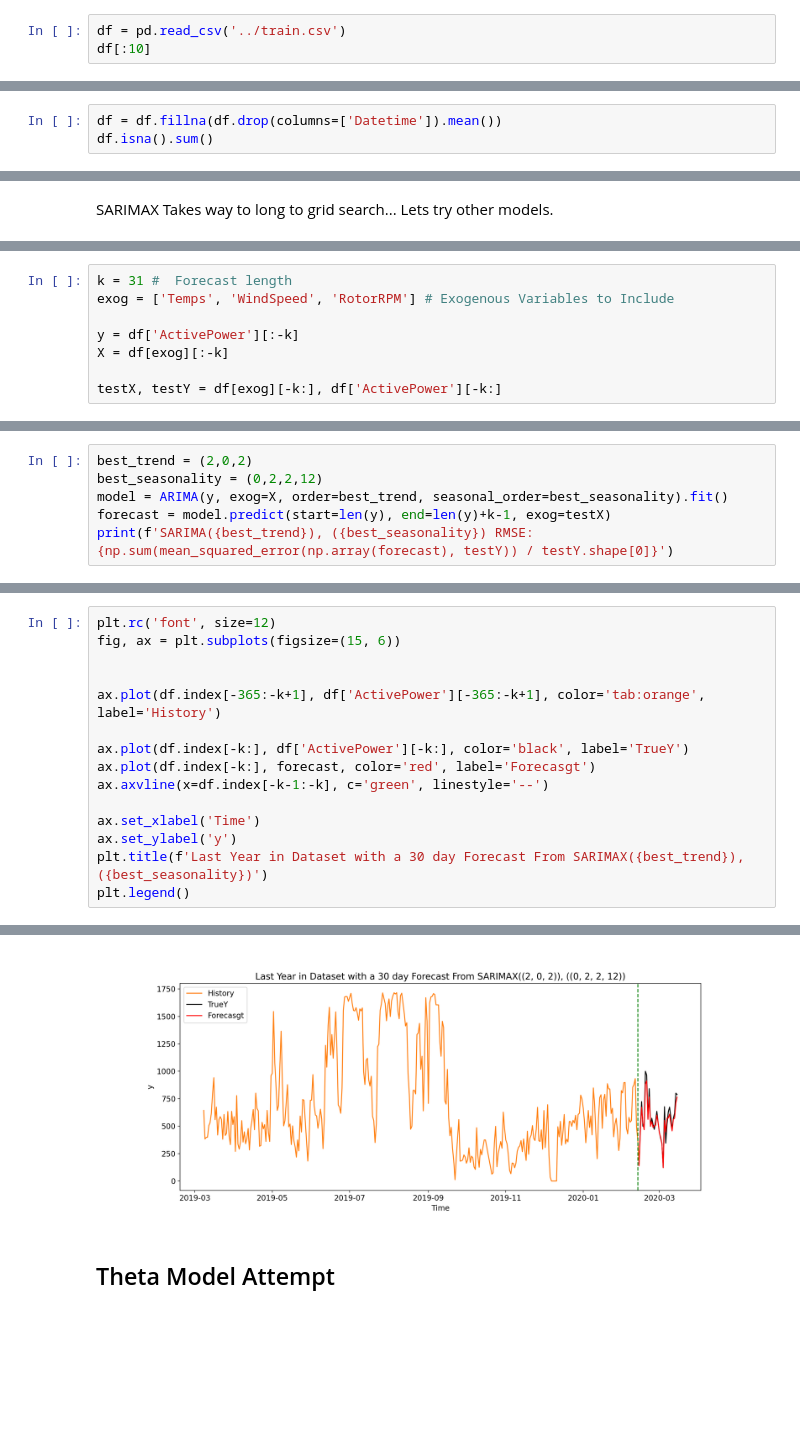
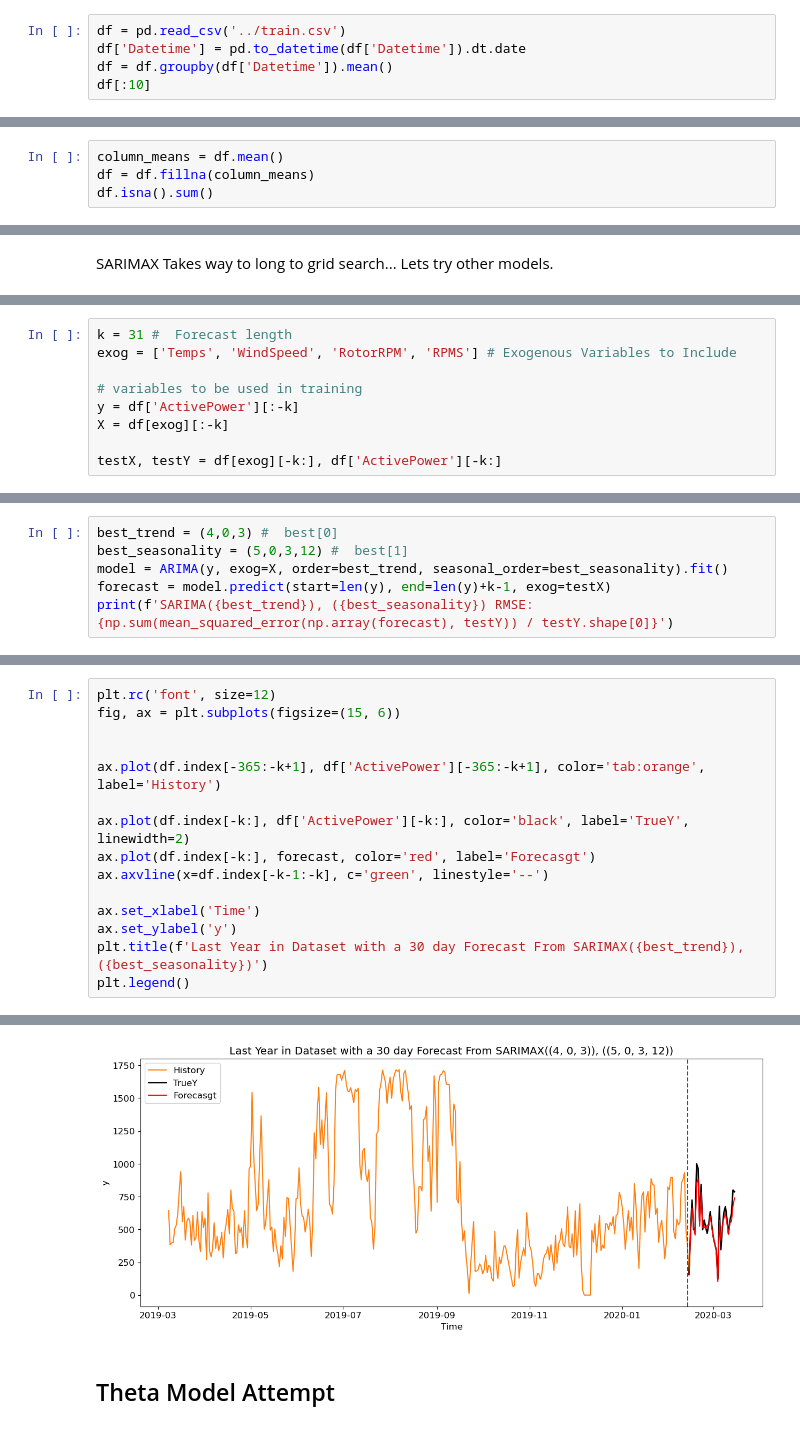
Before and after one commit to eJturkon/timeSeriesFinal, a Jupyter notebook: final_evan.ipynb, the cells around one changed output, grey strips where cells are left out. Cells and saved outputs as stored; diff of their text form; blank space fills up the shorter version.

Commit message:
fixed missing groupby error

```diff
--- a/final_evan.ipynb
+++ b/final_evan.ipynb
@@ -28,4 +29,6 @@ Thaughts:
 # %%
 df = pd.read_csv('../train.csv')
+df['Datetime'] = pd.to_datetime(df['Datetime']).dt.date
+df = df.groupby(df['Datetime']).mean()
 df[:10]
 # %% [output]
@@ -63,6 +67,7 @@ df.shape, df.isna().sum()
 # %% [markdown]
 Lots of nas lets mean impute.
 # %%
-df = df.fillna(df.drop(columns=['Datetime']).mean())
+column_means = df.mean()
+df = df.fillna(column_means)
 df.isna().sum()
 # %% [output]
@@ -193,8 +211,9 @@ SARIMAX Results Forecasting 30 Days @ (0,0,0), (5,0,3):
 Looks good!
 # %%
 k = 31 #  Forecast length
-exog = ['Temps', 'WindSpeed', 'RotorRPM'] # Exogenous Variables to Include
+exog = ['Temps', 'WindSpeed', 'RotorRPM', 'RPMS'] # Exogenous Variables to Include
 
+# variables to be used in training
 y = df['ActivePower'][:-k]
 X = df[exog][:-k]
 
@@ -223,6 +240,6 @@ len(y)
 # %%
-best_trend = (2,0,2)
-best_seasonality = (0,2,2,12)
+best_trend = (4,0,3) #  best[0]
+best_seasonality = (5,0,3,12) #  best[1]
 model = ARIMA(y, exog=X, order=best_trend, seasonal_order=best_seasonality).fit()
 forecast = model.predict(start=len(y), end=len(y)+k-1, exog=testX)
 print(f'SARIMA({best_trend}), ({best_seasonality}) RMSE: {np.sum(mean_squared_error(np.array(forecast), testY)) / testY.shape[0]}')
@@ -231,21 +248,21 @@ SyntaxError: invalid syntax. Perhaps you forgot a comma? (3099052934.py, line 11
 # %%
 plt.rc('font', size=12)
 fig, ax = plt.subplots(figsize=(15, 6))
 
 
 ax.plot(df.index[-365:-k+1], df['ActivePower'][-365:-k+1], color='tab:orange', label='History')
 
-ax.plot(df.index[-k:], df['ActivePower'][-k:], color='black', label='TrueY')
+ax.plot(df.index[-k:], df['ActivePower'][-k:], color='black', label='TrueY', linewidth=2)
 ax.plot(df.index[-k:], forecast, color='red', label='Forecasgt')
 ax.axvline(x=df.index[-k-1:-k], c='green', linestyle='--')
 
 ax.set_xlabel('Time')
 ax.set_ylabel('y')
 plt.title(f'Last Year in Dataset with a 30 day Forecast From SARIMAX({best_trend}), ({best_seasonality})')
 plt.legend()
 # %% [output]
 <matplotlib.legend.Legend at 0x...>
-[figure, old version]
+[figure, new version]
 # %% [markdown]
 ## Theta Model Attempt
 # %%
```
Also changed, not shown: parts of 18 cells of this notebook.
